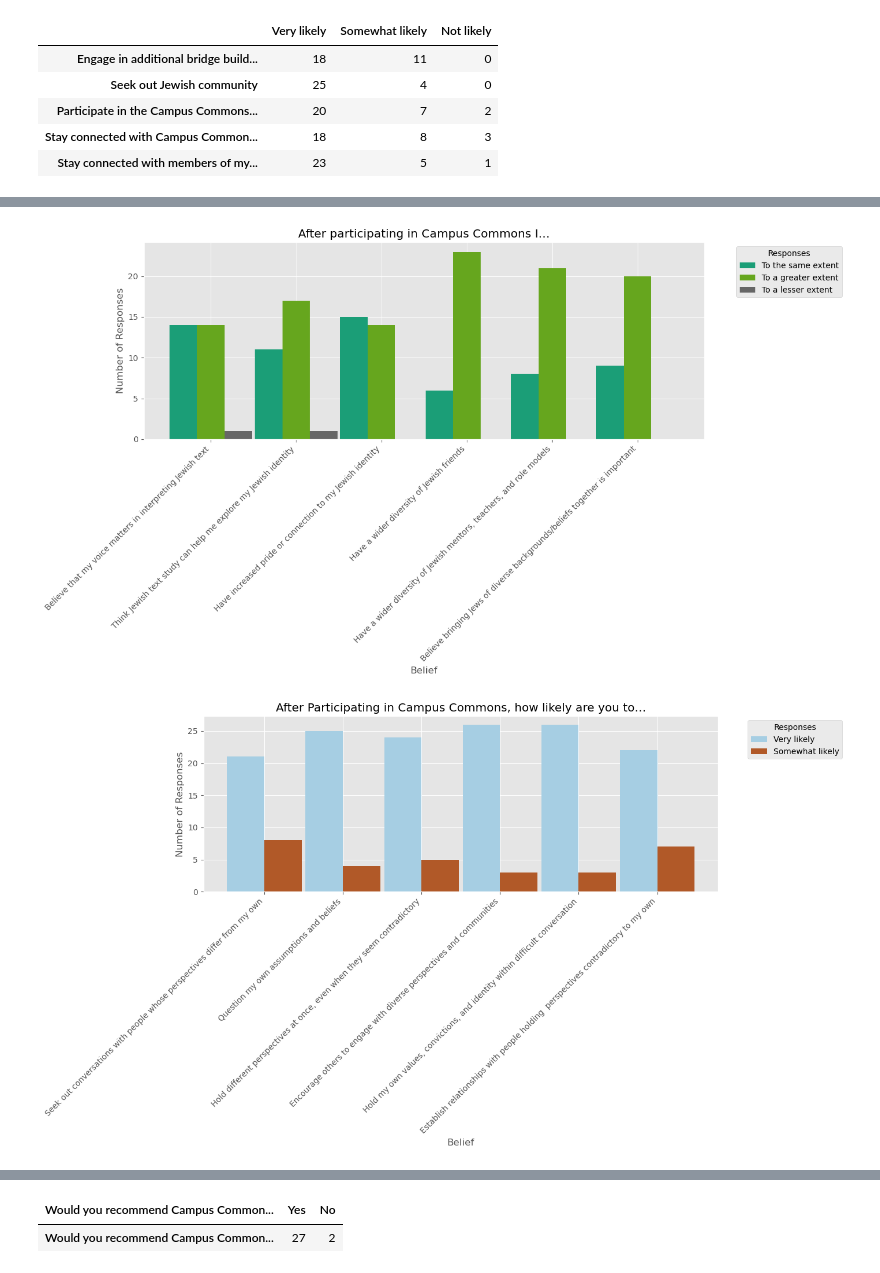
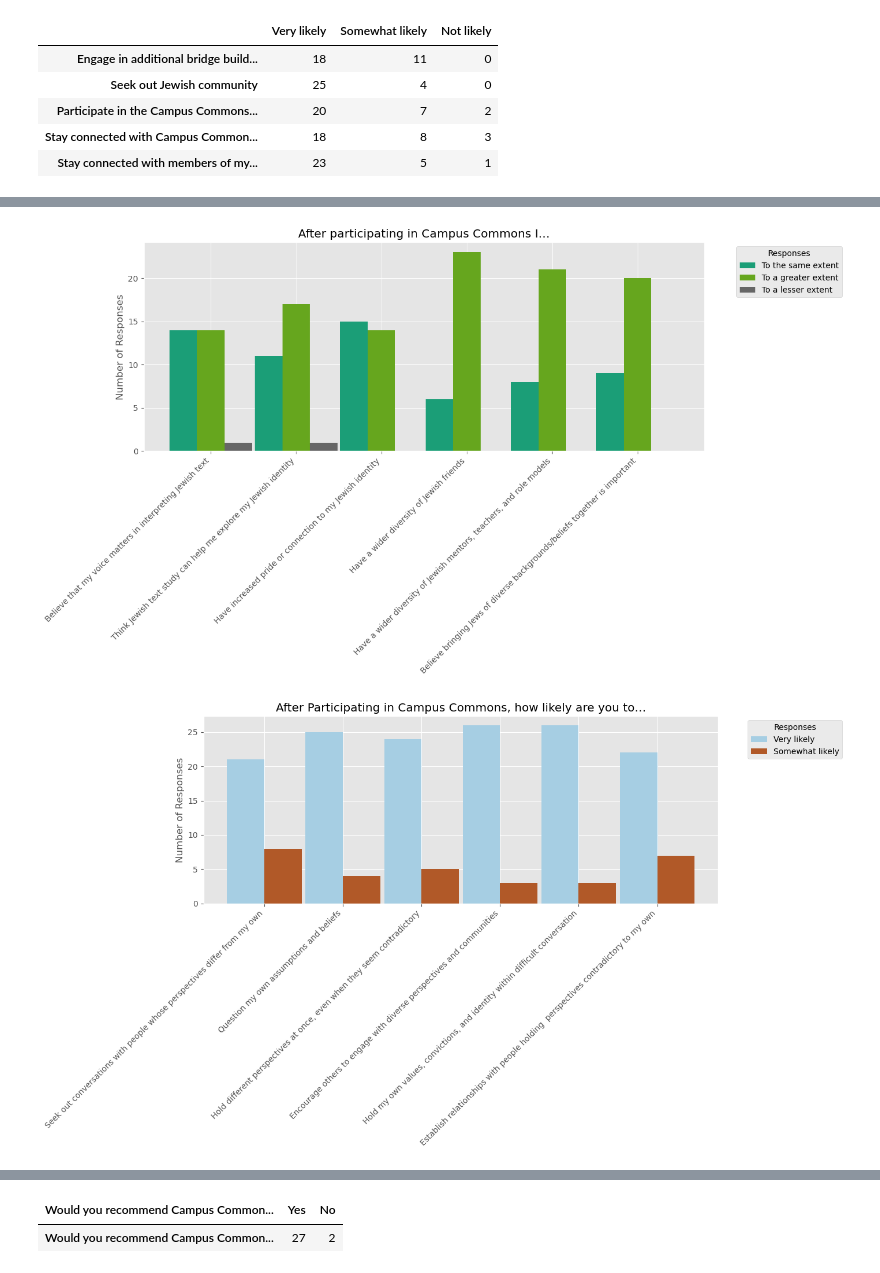
Before and after one commit to LDeYoung17/the-bronfman-fellowship, a Jupyter notebook: eda.ipynb, the cells around one changed output, grey strips where cells are left out. Drawn from its saved outputs; the diff is of its cells as text; code cells hidden in the pictures.

Commit message:
graph changes

```diff
--- a/eda.ipynb
+++ b/eda.ipynb
@@ -96,3 +105,6 @@ memory usage: 12.7+ KB
+# %%
+#df_survey['Which Jewish campus organizations are you a part of? (Select all that apply)'].contains('Choice 2Chabad'):
+df_survey['Which Jewish campus organizations are you a part of? (Select all that apply)'] = df_survey['Which Jewish campus organizations are you a part of? (Select all that apply)'].replace({'Choice 2Chabad': 'Chabad'})
 # %%
 df_survey = df_survey.rename(columns={'For the following, please indicate your participation and if you found the experience to be valuable:  | Being at Isabella Freedman for the retreat': 'Being at Isabella Freedman for the retreat', 'For the following, please indicate your participation and if you found the experience to be valuable:  | Homegroup experience': 'Homegroup experience', 'For the following, please indicate your participation and if you found the experience to be valuable:  | Dialogue Labs': 'Dialogue Labs', 'For the following, please indicate your participation and if you found the experience to be valuable:  | Engaging with Jewish texts (Shiur)': 'Engaging with Jewish texts (Shiur)', 'For the following, please indicate your participation and if you found the experience to be valuable:  | Skills-Based Social Psychology Sessions': 'Skills-Based Social Psychology Sessions', 'For the following, please indicate your participation and if you found the experience to be valuable:  | Middot & Music sessions with Arielle Korman': 'Middot & Music sessions with Arielle Korman'})
 # %%
@@ -422,49 +434,49 @@ ax.set_xticks(indices + (n_bars * bar_width) / 2 - bar_width / 2)
 ax.set_xticklabels(df_participate.index, rotation=45, ha='right')
 
 #ax.set_ylim(10)
-ax.set_xlabel('Belief')
+#ax.set_xlabel('Belief')
 ax.set_ylabel('Number of Responses')
 ax.set_title('After participating in Campus Commons I…')
 ax.legend(handles=[bar for bar in bars], title='Responses', bbox_to_anchor=(1.05, 1), loc='upper left')
 plt.tight_layout()
 plt.show()
 # %% [output]
-[figure, old version]
+[figure, new version]
 # %%
 # Add labels and title
 n_groups = len(df_ability)
 n_bars = len(df_ability.columns)  # number of unique responses
 bar_width = 2
 gap = 0.2  # space between groups
 
 # X locations for groups
 indices = np.arange(n_groups) * (n_bars * bar_width + gap)
 colors = plt.get_cmap('Paired')(np.linspace(0, 1, n_bars))
 
 # Create the plot
 fig, ax = plt.subplots(figsize=(14, 8))
 
 # Plot each response type
 bars=[]
 for i, response in enumerate(df_ability.columns):
     x = indices + i * bar_width
     bar = ax.bar(x, df_ability[response], width=bar_width, label=response, color=colors[i])
     bars.append(bar)  # Add each bar container to the list
 
 
 # Ticks and labels
 ax.set_xticks(indices + (n_bars * bar_width) / 2 - bar_width / 2)
 ax.set_xticklabels(df_ability.index, rotation=45, ha='right')
 
 #ax.set_ylim(10)
-ax.set_xlabel('Belief')
+#ax.set_xlabel('Belief')
 ax.set_ylabel('Number of Responses')
 ax.set_title('After Participating in Campus Commons, how likely are you to…')
 ax.legend(handles=[bar for bar in bars], title='Responses', bbox_to_anchor=(1.05, 1), loc='upper left')
 plt.tight_layout()
 plt.show()
 # %% [output]
-[figure, old version]
+[figure, new version]
 # %%
 # Add labels and title
 n_groups = len(df_perspective)
```
Also changed, not shown: parts of 10 cells of this notebook.
